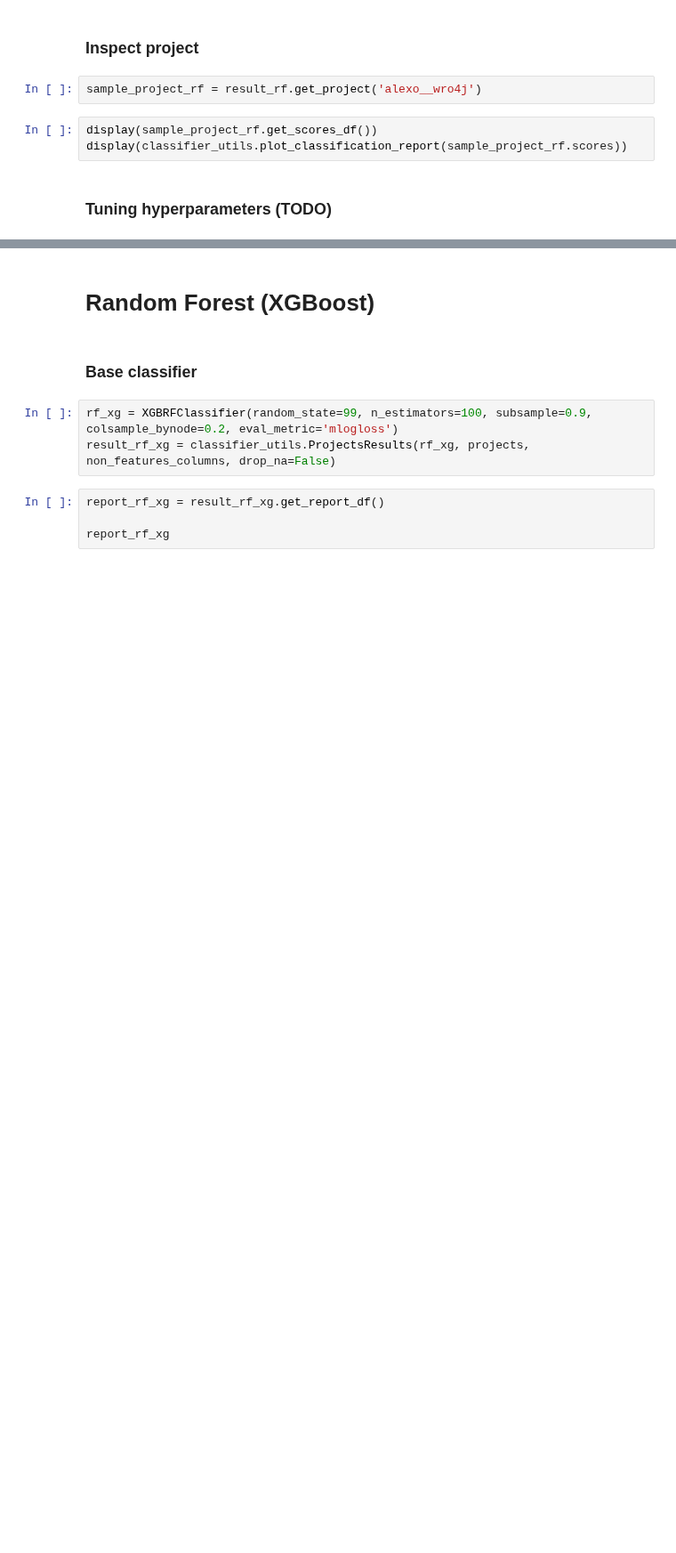
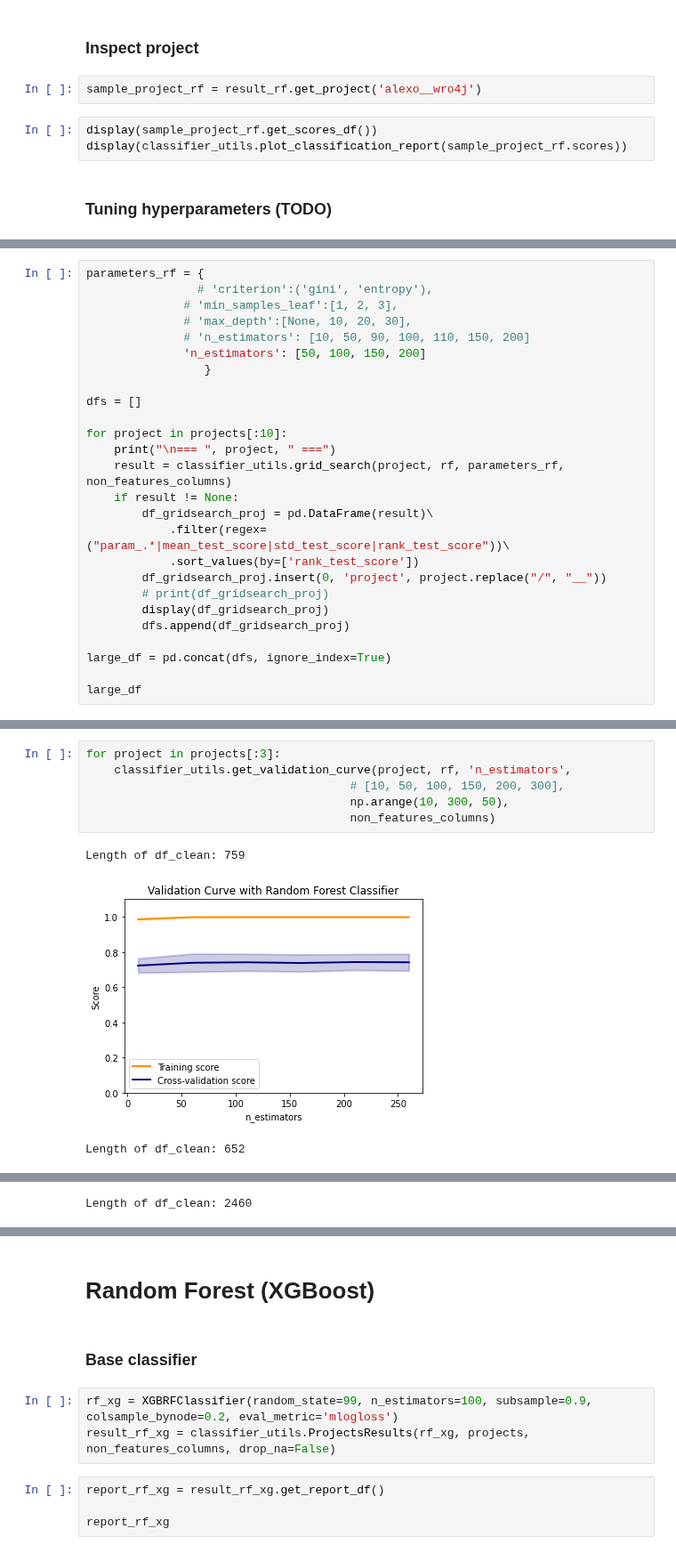
Before and after one commit to gems-uff/mestre, a Jupyter notebook: scripts/exploratory_analysis/classifier_test.ipynb, the cells around one changed output, grey strips where cells are left out. Shown at 89% size. Saved outputs shown, nothing was run; the diff lists cells and outputs as text; blank space fills up the shorter version.

```diff
--- a/scripts/exploratory_analysis/classifier_test.ipynb
+++ b/scripts/exploratory_analysis/classifier_test.ipynb
@@ -190,0 +273,26 @@ display(classifier_utils.plot_classification_report(sample_project_rf.scores))
+# %%
+parameters_rf = {
+                # 'criterion':('gini', 'entropy'),
+              # 'min_samples_leaf':[1, 2, 3],
+              # 'max_depth':[None, 10, 20, 30],
+              # 'n_estimators': [10, 50, 90, 100, 110, 150, 200]
+              'n_estimators': [50, 100, 150, 200]
+                 }
+
+dfs = []
+
+for project in projects[:10]:
+    print("\n=== ", project, " ===")
+    result = classifier_utils.grid_search(project, rf, parameters_rf, non_features_columns)
+    if result != None:
+        df_gridsearch_proj = pd.DataFrame(result)\
+            .filter(regex=("param_.*|mean_test_score|std_test_score|rank_test_score"))\
+            .sort_values(by=['rank_test_score'])
+        df_gridsearch_proj.insert(0, 'project', project.replace("/", "__"))
+        # print(df_gridsearch_proj)
+        display(df_gridsearch_proj)
+        dfs.append(df_gridsearch_proj)
+
+large_df = pd.concat(dfs, ignore_index=True)
+
+large_df
@@ -190,0 +369,10 @@ display(classifier_utils.plot_classification_report(sample_project_rf.scores))
+# %%
+for project in projects[:3]:
+    classifier_utils.get_validation_curve(project, rf, 'n_estimators',
+                                      # [10, 50, 100, 150, 200, 300],
+                                      np.arange(10, 300, 50),
+                                      non_features_columns)
+# %% [output]
+Length of df_clean: 759
+[figure, added]
+Length of df_clean: 652
@@ -190,0 +380 @@ display(classifier_utils.plot_classification_report(sample_project_rf.scores))
+Length of df_clean: 2460
```
Also changed, not shown: parts of 15 cells of this notebook, 1 other file.
